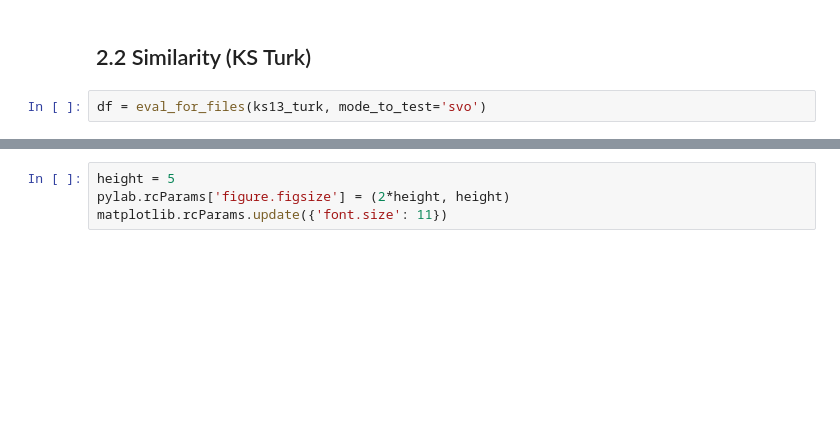
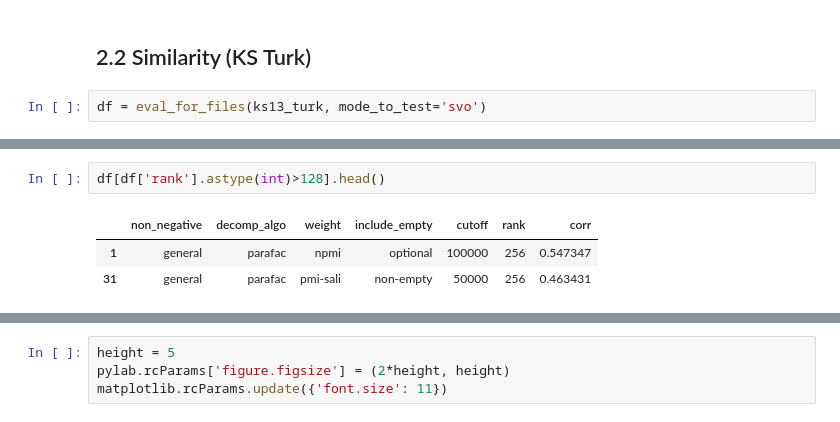
Before and after one commit to makrai/verb-tensor, a Jupyter notebook: eval.ipynb, the cells around one changed output, grey strips where cells are left out. Drawn from its saved outputs; the diff is of its cells as text; blank space fills up the shorter version.

Commit message:
Parafac is better with greater cutoff than in the earlier version of the paper.

```diff
--- a/eval.ipynb
+++ b/eval.ipynb
@@ -422,3 +441,9 @@ df.sort_values('corr', ascending=False).head()
+# %%
+df[df['rank'].astype(int)>128].head()
+# %% [output]
+|  | non_negative | decomp_algo | weight | include_empty | cutoff | rank | corr |
+| 1 | general | parafac | npmi | optional | 100000 | 256 | 0.547347 |
+| 31 | general | parafac | pmi-sali | non-empty | 50000 | 256 | 0.463431 |
 # %%
 df[df.non_negative=='nonneg'].head()
 # %% [output]
```
Also changed, not shown: parts of 15 cells of this notebook.
